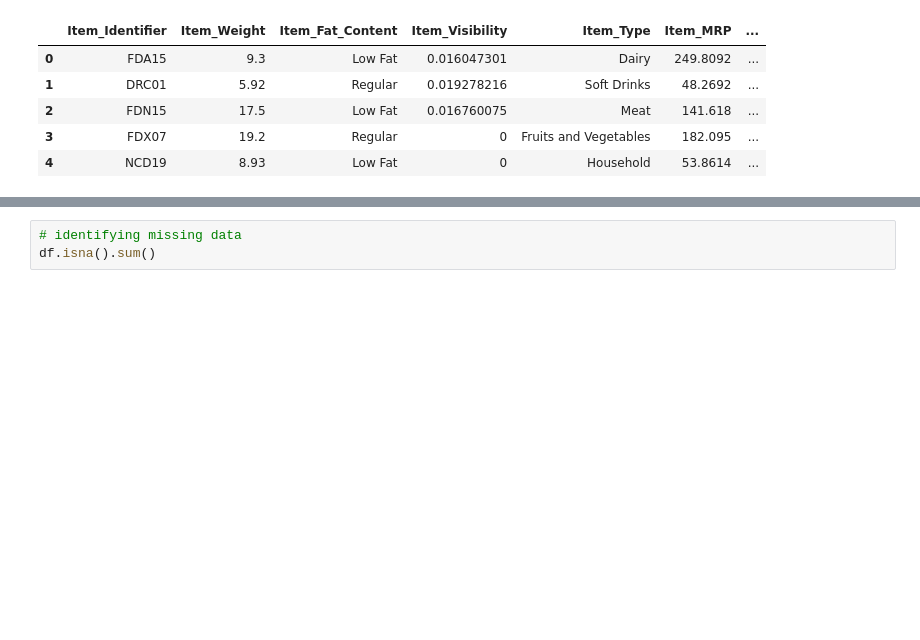
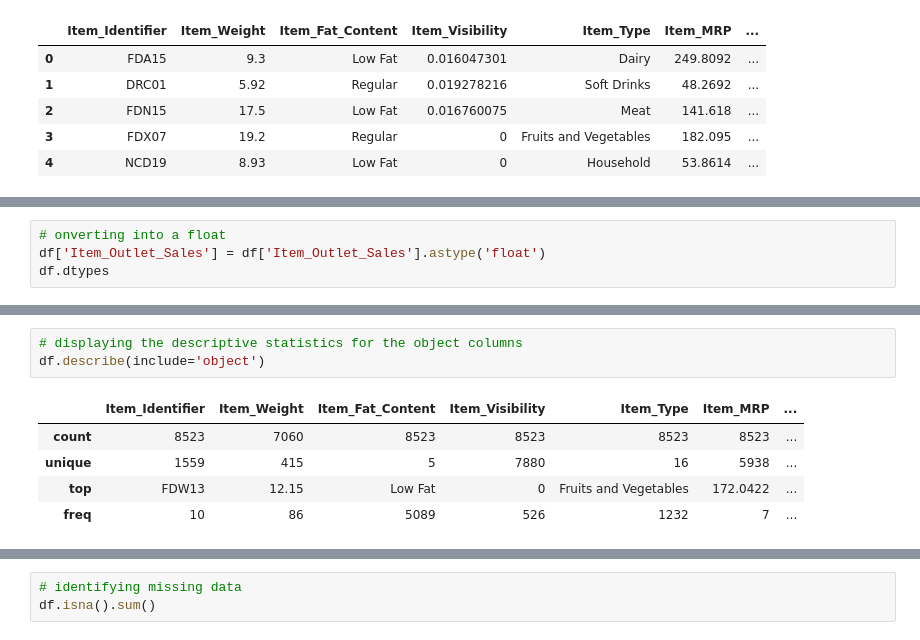
Before and after one commit to rimchristian/sales-prediction, a Jupyter notebook: salesprediction_prediction.ipynb, the cells around one changed output, grey strips where cells are left out. Cells and saved outputs as stored; diff of their text form; blank space fills up the shorter version.

```diff
--- a/salesprediction_prediction.ipynb
+++ b/salesprediction_prediction.ipynb
@@ -35,0 +100,4 @@ df.duplicated().sum()
+# %%
+# onverting into a float
+df['Item_Outlet_Sales'] = df['Item_Outlet_Sales'].astype('float')
+df.dtypes
@@ -35,0 +118,9 @@ df.duplicated().sum()
+# %%
+# displaying the descriptive statistics for the object columns
+df.describe(include='object')
+# %% [output]
+|  | Item_Identifier | Item_Weight | Item_Fat_Content | Item_Visibility | Item_Type | Item_MRP | ... |
+| count | 8523 | 7060 | 8523 | 8523 | 8523 | 8523 | ... |
+| unique | 1559 | 415 | 5 | 7880 | 16 | 5938 | ... |
+| top | FDW13 | 12.15 | Low Fat | 0 | Fruits and Vegetables | 172.0422 | ... |
+| freq | 10 | 86 | 5089 | 526 | 1232 | 7 | ... |
```
Also changed, not shown: parts of 61 cells of this notebook.
